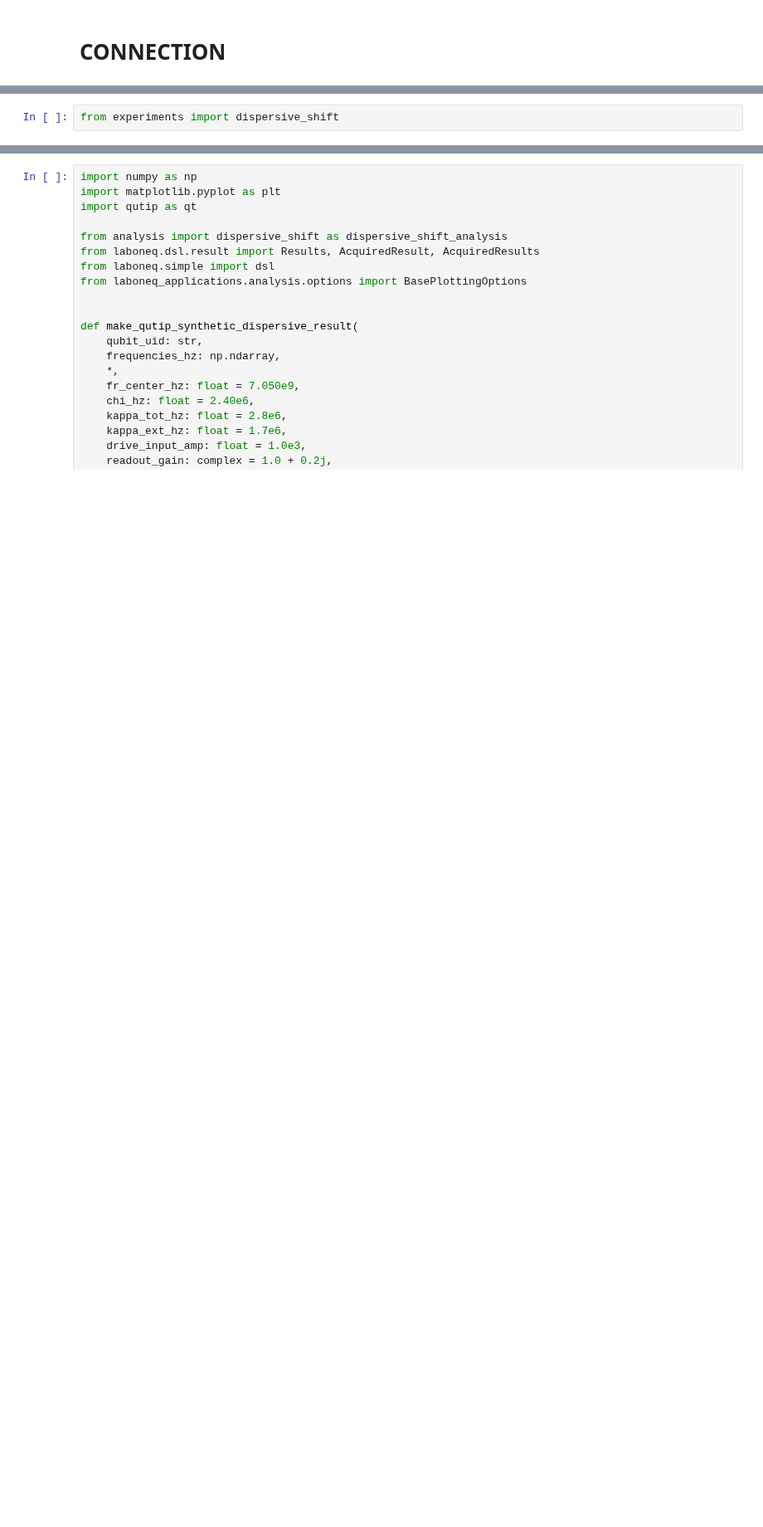
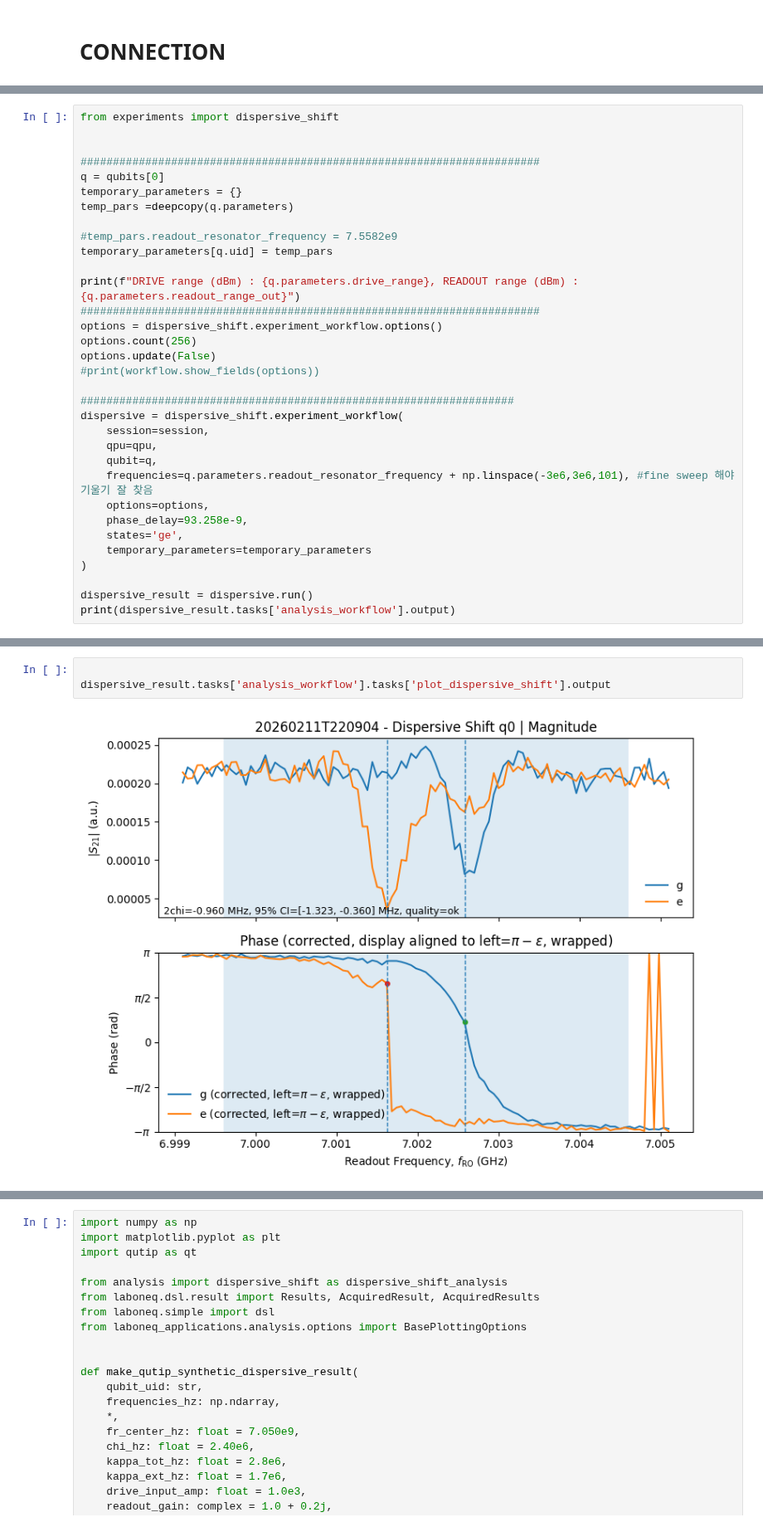
Before and after one commit to yalgaeahn/qubit-experiment, a Jupyter notebook: examples/selectiveRIP/dispersive_shift_test.ipynb, the cells around one changed output, grey strips where cells are left out. Shown at 83% size. Drawn from its saved outputs; the diff is of its cells as text; blank space fills up the shorter version.

```diff
--- a/examples/selectiveRIP/dispersive_shift_test.ipynb
+++ b/examples/selectiveRIP/dispersive_shift_test.ipynb
@@ -159,2 +198,33 @@ session.connect(ignore_version_mismatch=False, do_emulation=True)
 # %%
 from experiments import dispersive_shift
+
+
+#######################################################################
+q = qubits[0]
+temporary_parameters = {}
+temp_pars =deepcopy(q.parameters)
+
+#temp_pars.readout_resonator_frequency = 7.5582e9
+temporary_parameters[q.uid] = temp_pars
+
+print(f"DRIVE range (dBm) : {q.parameters.drive_range}, READOUT range (dBm) : {q.parameters.readout_range_out}")
+#######################################################################
+options = dispersive_shift.experiment_workflow.options()
+options.count(256)
+options.update(False)
+#print(workflow.show_fields(options))
+
+###################################################################
+dispersive = dispersive_shift.experiment_workflow(
+    session=session,
+    qpu=qpu,
+    qubit=q,
+    frequencies=q.parameters.readout_resonator_frequency + np.linspace(-3e6,3e6,101), #fine sweep 해야 기울기 잘 찾음
+    options=options,
+    phase_delay=93.258e-9,
+    states='ge',
+    temporary_parameters=temporary_parameters
+)
+
+dispersive_result = dispersive.run()
+print(dispersive_result.tasks['analysis_workflow'].output)
@@ -160,0 +249,5 @@ from experiments import dispersive_shift
+# %%
+
+dispersive_result.tasks['analysis_workflow'].tasks['plot_dispersive_shift'].output
+# %% [output]
+[figure, added]
```
Also changed, not shown: parts of 13 cells of this notebook, 15 other files.
